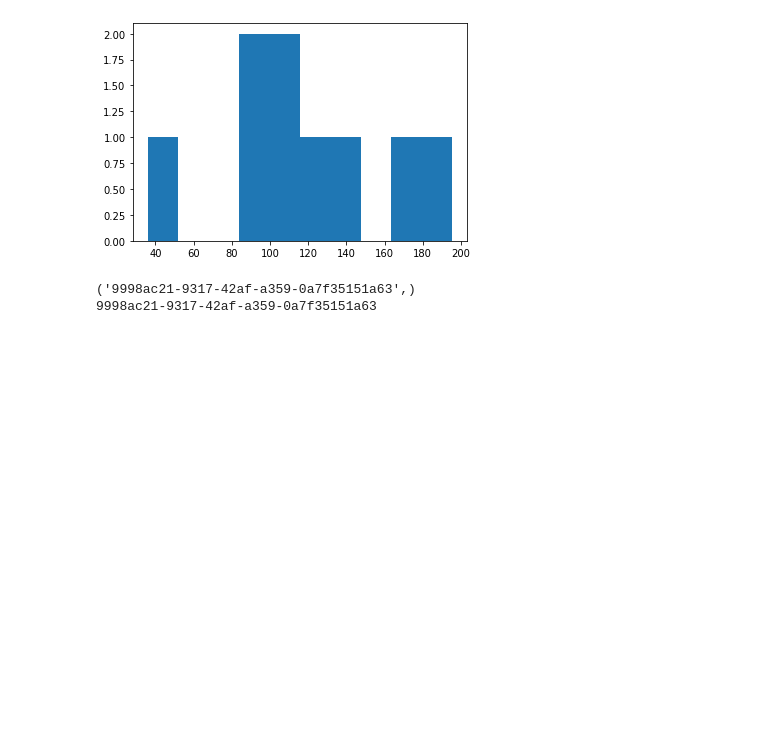
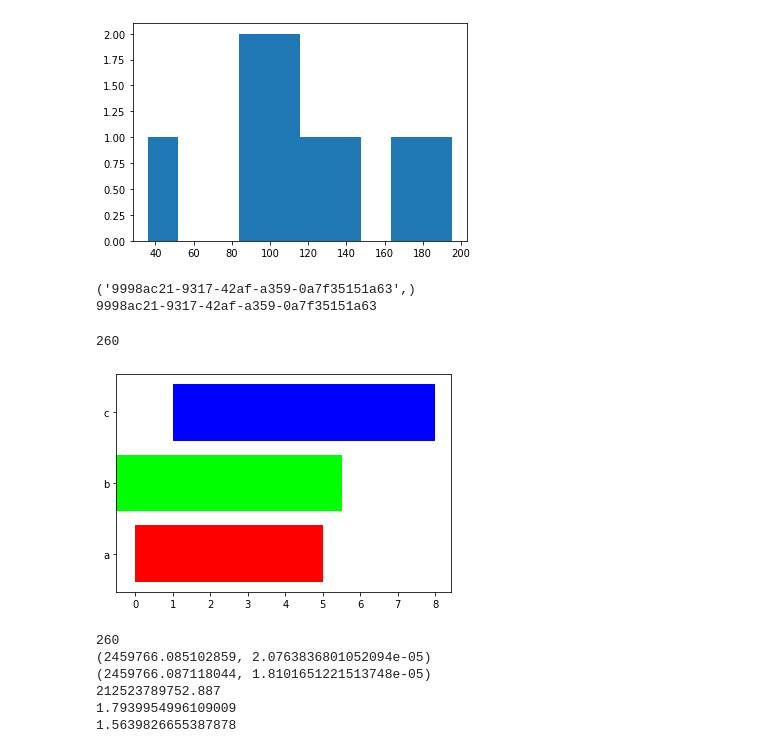
Before and after one commit to Parsl/dnpc, a Jupyter notebook: Untitled.ipynb, the cells around one changed output. Drawn from its saved outputs; the diff is of its cells as text; code cells hidden in the pictures; blank space fills up the shorter version.

Commit message:
Plot a horizontal bar chart of tasks and their start/duration, Gantt style

```diff
--- a/Untitled.ipynb
+++ b/Untitled.ipynb
@@ -125,3 +125,59 @@ print(latest_workflow_span_uuid)
 # %% [output]
 ('9998ac21-9317-42af-a359-0a7f35151a63',)
 9998ac21-9317-42af-a359-0a7f35151a63
+# %%
+# how many tasks are in this workflow?
+sql="""
+select task_span.uuid
+from span as task_span,
+     subspan
+where subspan.superspan_uuid = ?
+and subspan.subspan_uuid = task_span.uuid
+"""
+rows = list(c.execute(sql, (latest_workflow_span_uuid,)))
+print(len(rows))
+# %% [output]
+260
+# %%
+# For this one workflow, let's plot the start and end times for each task in something a bit like a Gantt chart
+# For tasks, this usually looks good for toy workflows but fairly meaningless for workflows at scale.
+# but the technique can probably look good for other low-cardinality spans (eg perhaps visualising blocks)
+
+# credit: https://towardsdatascience.com/gantt-charts-with-pythons-matplotlib-395b7af72d72
+
+# First, testing out how to use the `barh` plot:
+
+plt.barh(["a","b","c"], width=[5,6,7], left=[0,-0.5,1], color=["#FF0000","#00FF00","#0000FF"])
+plt.show()
+# %% [output]
+[figure, added]
+# %%
+# so lets make a structure with task durations - which I did earlier, but now want to restrict to the latest
+# workflow
+
+sql= """
+select julianday(start_event.time), julianday(end_event.time) - julianday(start_event.time) as duration
+from span, event as start_event, event as end_event, subspan
+where span.type='parsl.task'
+and span.uuid = subspan.subspan_uuid and subspan.superspan_uuid = ?
+and start_event.span_uuid = span.uuid and start_event.type = 'invoked'
+and end_event.span_uuid = span.uuid and end_event.type = 'returned'
+order by start_event.time;"""
+rows = list(c.execute(sql, (latest_workflow_span_uuid,)))
+print(len(rows))
+print(rows[0])
+print(rows[-1])
+# rows is a list of one-element tuple (days,)
+# so extract that single value and rescale to seconds
+start_rows = [r[0] * 24 * 60 * 60 for r in rows]
+print(start_rows[0])
+duration_rows = [r[1] * 24 * 60 * 60 for r in rows]
+print(duration_rows[0])
+print(duration_rows[-1])
+# %% [output]
+260
+(2459766.085102859, 2.0763836801052094e-05)
+(2459766.087118044, 1.8101651221513748e-05)
+212523789752.887
+1.7939954996109009
+1.5639826655387878
```
Also changed, not shown: parts of 2 cells of this notebook.
